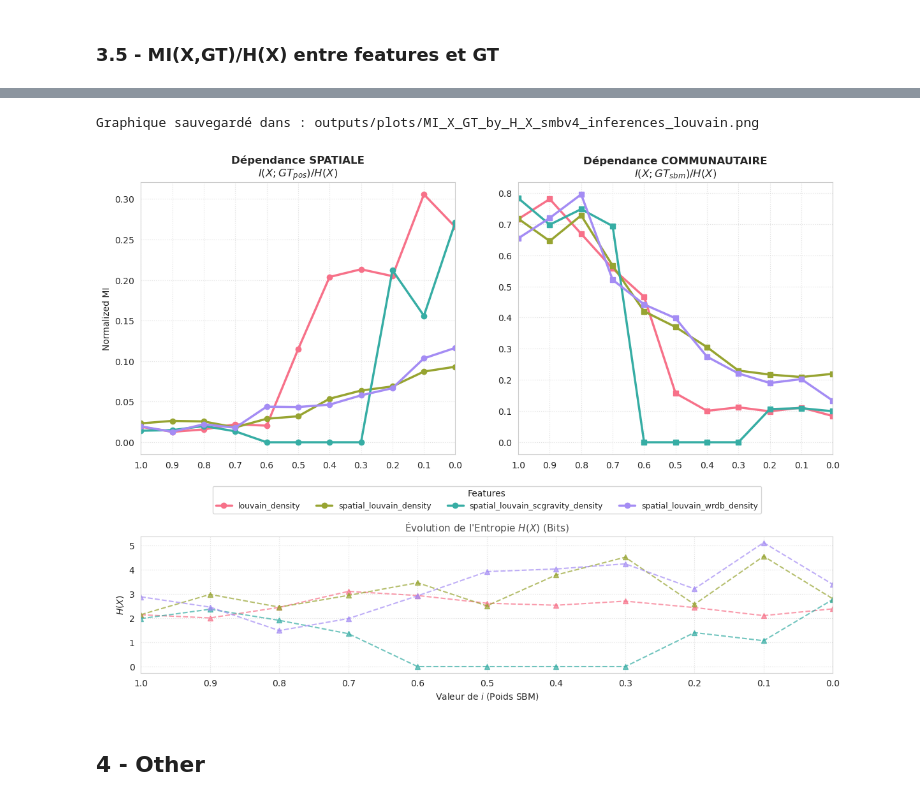
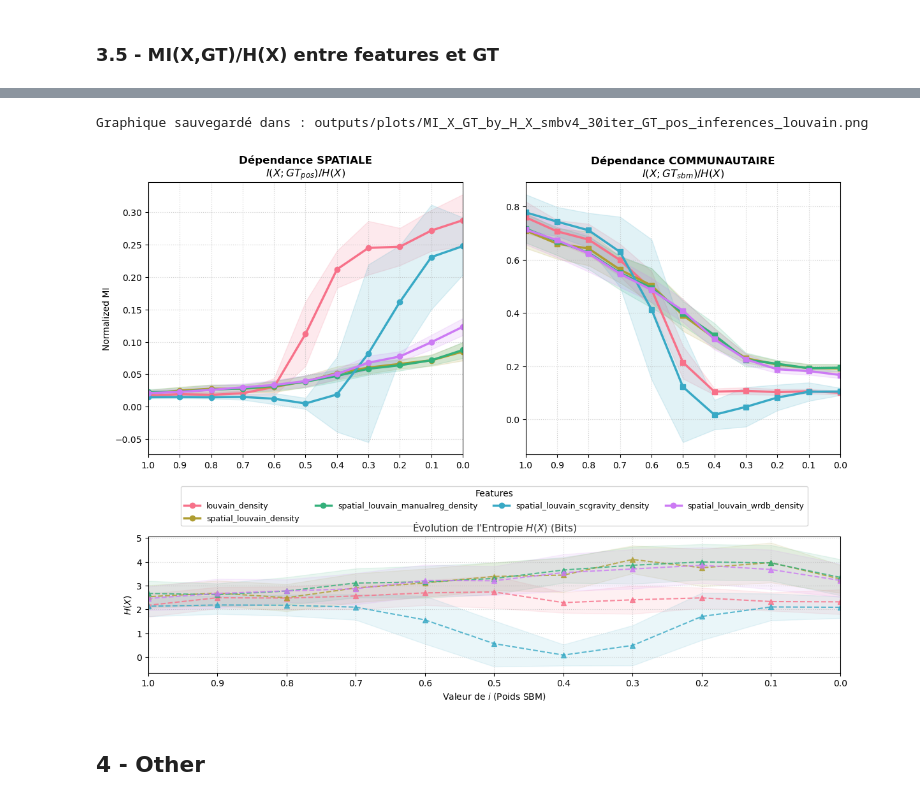
Before and after one commit to DeankoontzG/SHAP-like-Graph-Analysis, a Jupyter notebook: Performance_Analysis.ipynb, the cells around one changed output, grey strips where cells are left out. Cells and saved outputs as stored; diff of their text form; code cells hidden in the pictures.

Commit message:
UPDATE - push de plots

```diff
--- a/Performance_Analysis.ipynb
+++ b/Performance_Analysis.ipynb
@@ -946,15 +989,15 @@ def plot_feature_evolution_with_std(df, feature_name):
 # %%
 all_results = []
 
-for i_rep in range(1, 31):
-    for j in np.arange(0.40, 0.60, 0.02):
+for i_rep in range(1, 11):
+    for j in np.arange(0.00, 1.10, 0.10):
         sbm_val = f"{j:.2f}"
         pos_val = f"{1-j:.2f}"
         #G_name = f"artificial_graph_sbmv4_{sbm_val.replace('.', '_')}_pos_{pos_val.replace('.', '_')}"
         G_name = f"artificial_graph_sbmv4_{sbm_val.replace('.', '_')}_pos_{pos_val.replace('.', '_')}_{i_rep}"
 
         # 1. Chargement des données d'entraînement
-        _, dataset_train, dataset_eval, _, _, _ = gp.load_all_data_for_graph(G_name)
+        #Graph, dataset_train, dataset_eval, _, _, _ = gp.load_all_data_for_graph(G_name)
         Graph = gp.loadsave_data_joblib(data=None, filename=f"G_kept_w_struct_com_dist_{G_name}", mode="load")
 
         df_stats, df_full, id_cols = analyze_communities_fromgraph(Graph)
@@ -2172,9 +2244,19 @@ SHAP Analysis introuvable pour artificial_graph_sbmv4_0_00_pos_1_00.
 # %%
-df_res = df_res.sort_values('i', ascending=False)
-features = df_res['feature'].unique()
+stats = df_res.groupby(['feature', 'ratio_sbm']).agg({
+    'mi_ratio_pos': ['mean', 'std'],
+    'mi_ratio_sbm': ['mean', 'std'],
+    'entropie_feature': ['mean', 'std']
+}).reset_index()
+
+# On aplatit les colonnes multi-index pour faciliter l'accès
+stats.columns = ['feature', 'ratio_sbm',
+                 'mi_ratio_pos_mean', 'mi_ratio_pos_std',
+                 'mi_ratio_sbm_mean', 'mi_ratio_sbm_std',
+                 'entropie_mean', 'entropie_std']
+
+features = stats['feature'].unique()
+i_values = sorted(stats['ratio_sbm'].unique(), reverse=True)
 colors = sns.color_palette("husl", len(features))
-i_values = sorted(df_res['i'].unique(), reverse=True)
-
 
 fig = plt.figure(figsize=(14, 10))
 gs = gridspec.GridSpec(2, 2, height_ratios=[2, 1])
@@ -2185,42 +2267,46 @@ ax3 = fig.add_subplot(gs[1, :]) # Entropie (Bas, toute la largeur)
 
 # 3. Plotting
 for feat, color in zip(features, colors):
-    subset = df_res[df_res['feature'] == feat]
-    ax1.plot(subset['i'], subset['ratio_pos'], label=feat, marker='o', color=color, linewidth=2.5)
-    ax2.plot(subset['i'], subset['ratio_sbm'], label=feat, marker='s', color=color, linewidth=2.5)
-    ax3.plot(subset['i'], subset['entropie_feature'], label=feat, marker='^', linestyle='--', color=color, alpha=0.7)
+    subset = stats[stats['feature'] == feat]
+    ax1.plot(subset['ratio_sbm'], subset['mi_ratio_pos_mean'], label=feat, marker='o', color=color, linewidth=2.5)
+    ax1.fill_between(subset['ratio_sbm'], subset['mi_ratio_pos_mean'] - subset['mi_ratio_pos_std'], subset['mi_ratio_pos_mean'] + subset['mi_ratio_pos_std'], color=color, alpha=0.15)
+    ax2.plot(subset['ratio_sbm'], subset['mi_ratio_sbm_mean'], label=feat, marker='s', color=color, linewidth=2.5)
+    ax2.fill_between(subset['ratio_sbm'], subset['mi_ratio_sbm_mean'] - subset['mi_ratio_sbm_std'], subset['mi_ratio_sbm_mean'] + subset['mi_ratio_sbm_std'], color=color, alpha=0.15)
+    ax3.plot(subset['ratio_sbm'], subset['entropie_mean'], label=feat, marker='^', linestyle='--', color=color, alpha=0.8)
+    ax3.fill_between(subset['ratio_sbm'], subset['entropie_mean'] - subset['entropie_std'], subset['entropie_mean'] + subset['entropie_std'], color=color, alpha=0.1)
 
 # --- Formatage AX1 & AX2 ---
 ax1.set_title("Dépendance SPATIALE\n$I(X; GT_{pos}) / H(X)$", fontsize=12, fontweight='bold')
 ax2.set_title("Dépendance COMMUNAUTAIRE\n$I(X; GT_{sbm}) / H(X)$", fontsize=12, fontweight='bold')
 ax1.set_ylabel("Normalized MI")
 
 # --- Formatage AX3 ---
 ax3.set_title("Évolution de l'Entropie $H(X)$ (Bits)", fontsize=11, alpha=0.8)
 ax3.set_xlabel("Valeur de $i$ (Poids SBM)")
 ax3.set_ylabel("$H(X)$")
 
 # Configuration commune des axes
 for ax in [ax1, ax2, ax3]:
     ax.set_xticks(i_values)
     ax.set_xticklabels([f"{v:.1f}" for v in i_values])
     ax.set_xlim(max(i_values), min(i_values))
     ax.grid(True, linestyle=':', alpha=0.6)
 
 # --- Positionnement de la légende ---
 ax1.legend(loc='upper center', bbox_to_anchor=(1.1, -0.1), ncol=4, fontsize=9, frameon=True, title="Features")
 
 plt.subplots_adjust(hspace=0.4, wspace=0.2)
 
 output_path = "outputs/plots"
-save_name = os.path.join(output_path, "MI_X_GT_by_H_X_smbv4_inferences_louvain.png")
+#save_name = os.path.join(output_path, "MI_X_GT_by_H_X_smbv4_30iter_GT_pos_inferences_louvain.png")
+save_name = os.path.join(output_path, "MI_adjusted_X_GT_smbv4_30iter_GT_pos_inferences_louvain.png")
 plt.savefig(save_name, dpi=300, bbox_inches='tight')
 print(f"Graphique sauvegardé dans : {save_name}")
 
 plt.show()
 # %% [output]
-Graphique sauvegardé dans : outputs/plots/MI_X_GT_by_H_X_smbv4_inferences_louvain.png
+Graphique sauvegardé dans : outputs/plots/MI_X_GT_by_H_X_smbv4_30iter_GT_pos_inferences_louvain.png
-[figure, old version]
+[figure, new version]
 # %% [markdown]
 ## 4 - Other
 # %%
```
Also changed, not shown: parts of 8 cells of this notebook, 1 other file.
